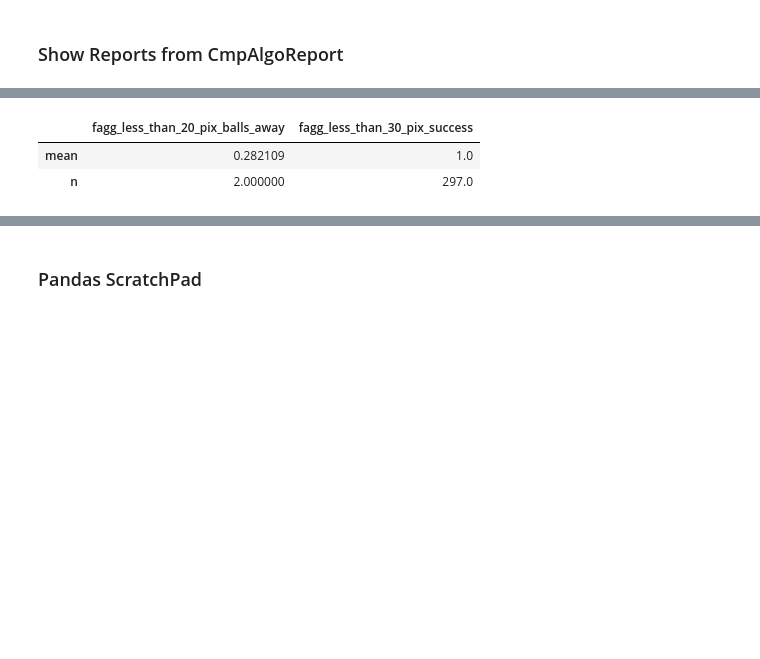
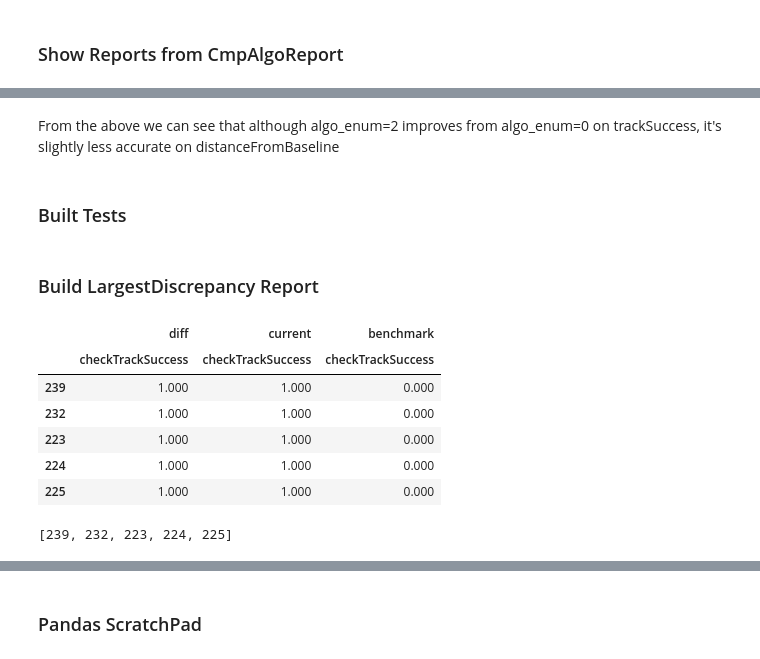
Before and after one commit to sutt/ppd, a Jupyter notebook: books/eval-report-1.ipynb, the cells around one changed output, grey strips where cells are left out. Drawn from its saved outputs; the diff is of its cells as text; code cells hidden in the pictures; blank space fills up the shorter version.

```diff
--- a/books/eval-report-1.ipynb
+++ b/books/eval-report-1.ipynb
@@ -99,6 +105,6 @@ cmpB.report1()
-# %%
-mini.T
-# %% [output]
-|  | fagg_less_than_20_pix_balls_away | fagg_less_than_30_pix_success |
-| mean | 0.282109 | 1.0 |
-| n | 2.000000 | 297.0 |
+# %% [markdown]
+From the above we can see that although algo_enum=2 improves from algo_enum=0 on trackSuccess, it's slightly less accurate on distanceFromBaseline
+# %% [markdown]
+### Built Tests
+# %% [markdown]
+### Build LargestDiscrepancy Report
@@ -104,0 +113,14 @@ mini.T
+# %%
+ret = cmpB.largestDiscrepancy(checkTrackSuccess=1, max_n=5)
+display(ret)
+foi_list = [int(x) for x in ret.index]
+print foi_list
+# %% [output]
+|  | diff | current | benchmark |
+|  | checkTrackSuccess | checkTrackSuccess | checkTrackSuccess |
+| 239 | 1.000 | 1.000 | 0.000 |
+| 232 | 1.000 | 1.000 | 0.000 |
+| 223 | 1.000 | 1.000 | 0.000 |
+| 224 | 1.000 | 1.000 | 0.000 |
+| 225 | 1.000 | 1.000 | 0.000 |
+[239, 232, 223, 224, 225]
```
Also changed, not shown: parts of 14 cells of this notebook, 4 other files.
